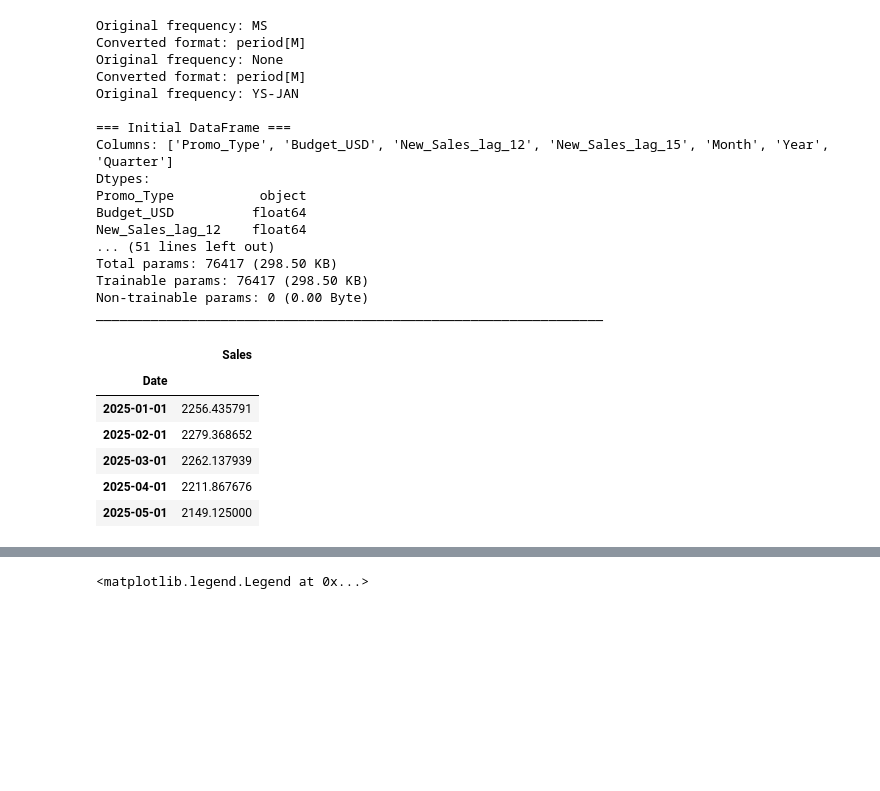
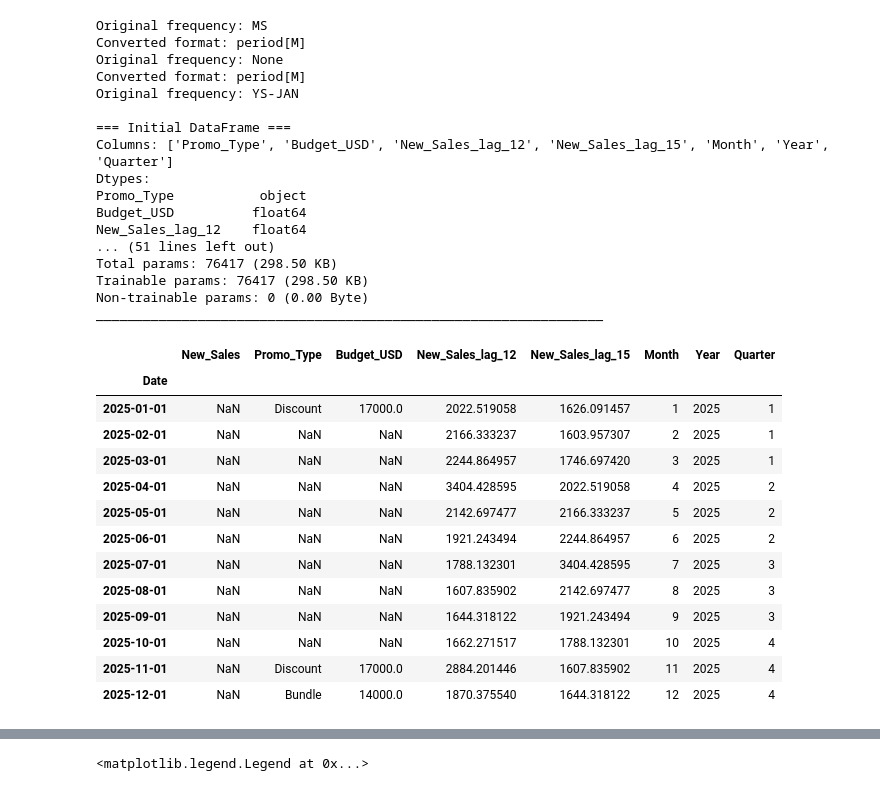
Before and after one commit to Minh-Nguyen-0401/Business-Analytics-Assignment, a Jupyter notebook: forecast_25.ipynb, the cells around one changed output, grey strips where cells are left out. Drawn from its saved outputs; the diff is of its cells as text; code cells hidden in the pictures; blank space fills up the shorter version.

```diff
--- a/forecast_25.ipynb
+++ b/forecast_25.ipynb
@@ -196,17 +196,21 @@ Total params: 76417 (298.50 KB)
 Trainable params: 76417 (298.50 KB)
 Non-trainable params: 0 (0.00 Byte)
 _________________________________________________________________
-# %%
-sales_prediction = pd.DataFrame(preds, index=nn_X_te.index, columns=["Sales"])
-OUTPUT_DIR = "./models/lstm_2025_evaluation/"
-
-sales_prediction.to_csv(os.path.join(OUTPUT_DIR, "sales_prediction_withpromo.csv"))
-# %% [output]
-|  | Sales |
-| Date |  |
-| 2025-01-01 | 2256.435791 |
-| 2025-02-01 | 2279.368652 |
-| 2025-03-01 | 2262.137939 |
-| 2025-04-01 | 2211.867676 |
-| 2025-05-01 | 2149.125000 |
+# %%
+org_df.tail(12)
+# %% [output]
+|  | New_Sales | Promo_Type | Budget_USD | New_Sales_lag_12 | New_Sales_lag_15 | Month | Year | Quarter |
+| Date |  |  |  |  |  |  |  |  |
+| 2025-01-01 | NaN | Discount | 17000.0 | 2022.519058 | 1626.091457 | 1 | 2025 | 1 |
+| 2025-02-01 | NaN | NaN | NaN | 2166.333237 | 1603.957307 | 2 | 2025 | 1 |
+| 2025-03-01 | NaN | NaN | NaN | 2244.864957 | 1746.697420 | 3 | 2025 | 1 |
+| 2025-04-01 | NaN | NaN | NaN | 3404.428595 | 2022.519058 | 4 | 2025 | 2 |
+| 2025-05-01 | NaN | NaN | NaN | 2142.697477 | 2166.333237 | 5 | 2025 | 2 |
+| 2025-06-01 | NaN | NaN | NaN | 1921.243494 | 2244.864957 | 6 | 2025 | 2 |
+| 2025-07-01 | NaN | NaN | NaN | 1788.132301 | 3404.428595 | 7 | 2025 | 3 |
+| 2025-08-01 | NaN | NaN | NaN | 1607.835902 | 2142.697477 | 8 | 2025 | 3 |
+| 2025-09-01 | NaN | NaN | NaN | 1644.318122 | 1921.243494 | 9 | 2025 | 3 |
+| 2025-10-01 | NaN | NaN | NaN | 1662.271517 | 1788.132301 | 10 | 2025 | 4 |
+| 2025-11-01 | NaN | Discount | 17000.0 | 2884.201446 | 1607.835902 | 11 | 2025 | 4 |
+| 2025-12-01 | NaN | Bundle | 14000.0 | 1870.375540 | 1644.318122 | 12 | 2025 | 4 |
 # %%
```
Also changed, not shown: parts of 8 cells of this notebook, 4 other files.
